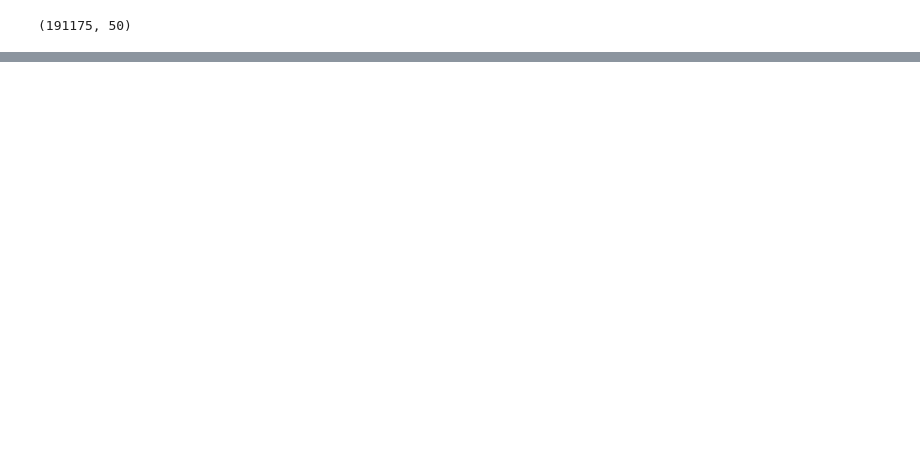
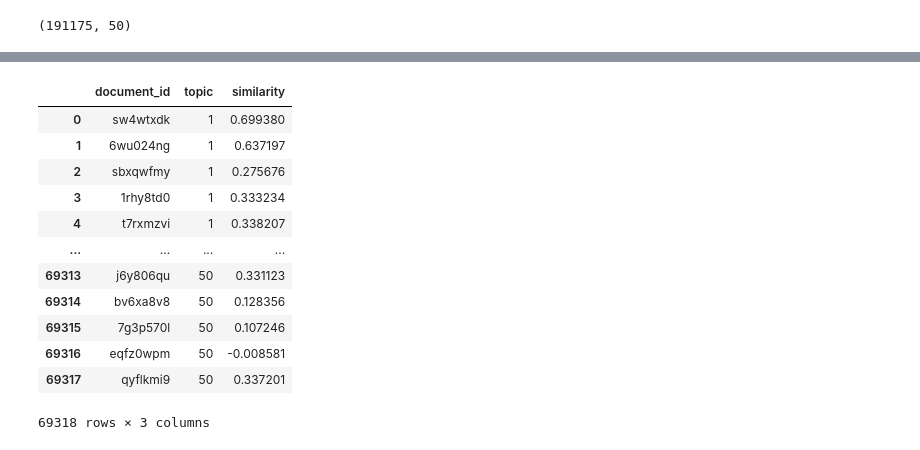
Before and after one commit to cemreefe/cmpe493-project, a Jupyter notebook: gensim.ipynb, the cells around one changed output, grey strips where cells are left out. Saved outputs shown, nothing was run; the diff lists cells and outputs as text; code cells hidden in the pictures; blank space fills up the shorter version.

```diff
--- a/gensim.ipynb
+++ b/gensim.ipynb
@@ -220 +279,20 @@ all_sims
+# %%
+# Only use document-topic pairs that are present in df_relevances
+new_results = pd.merge(all_sims, df_relevances, left_on=['document_id', 'topic'], right_on=['document_id', 'topic'])
+del new_results['judgement']
+new_results
+# %% [output]
+|  | document_id | topic | similarity |
+| 0 | sw4wtxdk | 1 | 0.699380 |
+| 1 | 6wu024ng | 1 | 0.637197 |
+| 2 | sbxqwfmy | 1 | 0.275676 |
+| 3 | 1rhy8td0 | 1 | 0.333234 |
+| 4 | t7rxmzvi | 1 | 0.338207 |
+| ... | ... | ... | ... |
+| 69313 | j6y806qu | 50 | 0.331123 |
+| 69314 | bv6xa8v8 | 50 | 0.128356 |
+| 69315 | 7g3p570l | 50 | 0.107246 |
+| 69316 | eqfz0wpm | 50 | -0.008581 |
+| 69317 | qyflkmi9 | 50 | 0.337201 |
+69318 rows × 3 columns
 # %%
```
Also changed, not shown: parts of 25 cells of this notebook.
